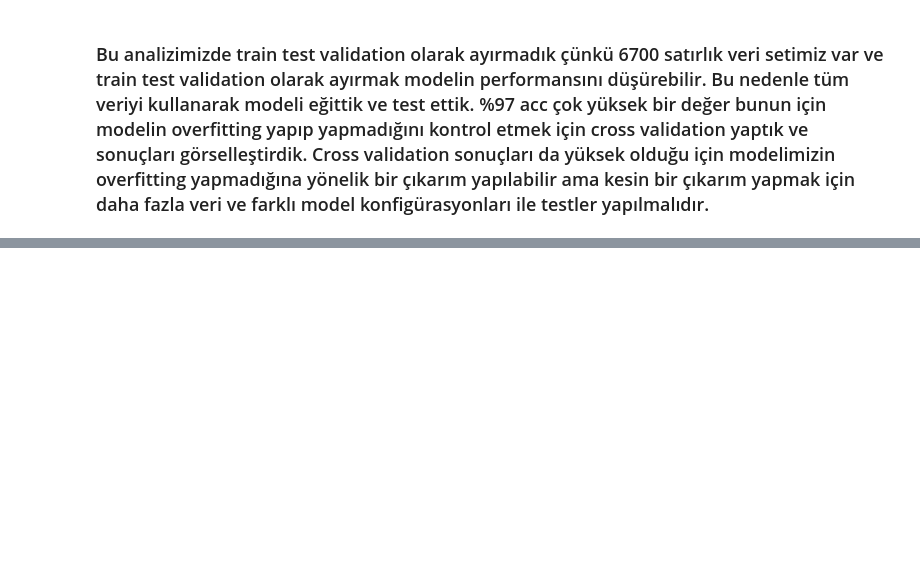
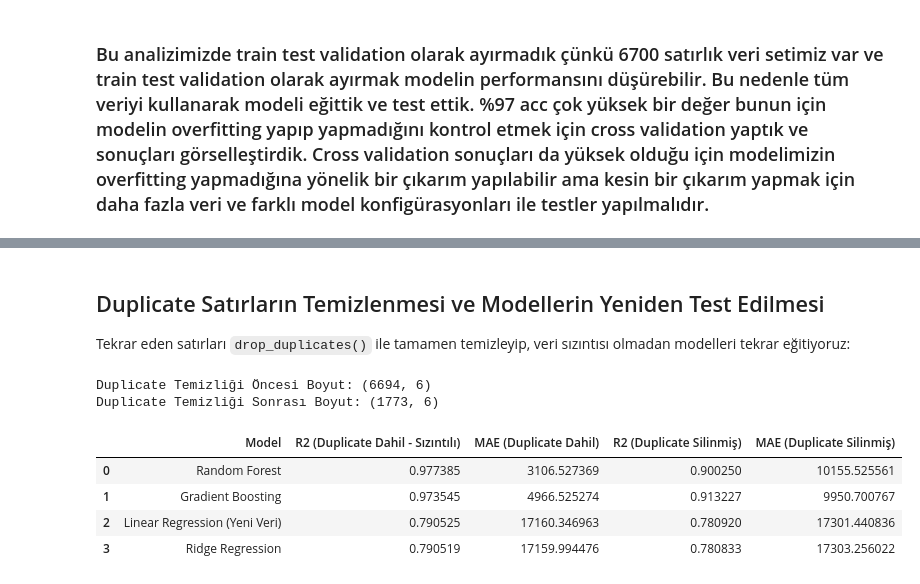
Before and after one commit to gkck38/03.11.2026-class, a Jupyter notebook: main.ipynb, the cells around one changed output, grey strips where cells are left out. Saved outputs shown, nothing was run; the diff lists cells and outputs as text; code cells hidden in the pictures; blank space fills up the shorter version.

```diff
--- a/main.ipynb
+++ b/main.ipynb
@@ -302,0 +369,69 @@ plt.show()
+# %% [markdown]
+## Duplicate Satırların Temizlenmesi ve Modellerin Yeniden Test Edilmesi
+Tekrar eden satırları `drop_duplicates()` ile tamamen temizleyip, veri sızıntısı olmadan modelleri tekrar eğitiyoruz:
+# %%
+df_clean = df.drop_duplicates().copy()
+print(f"Duplicate Temizliği Öncesi Boyut: {df.shape}")
+print(f"Duplicate Temizliği Sonrası Boyut: {df_clean.shape}")
+
+X_c = df_clean.drop(columns=["Salary"])
+y_c = df_clean["Salary"]
+
+X_train_c, X_test_c, y_train_c, y_test_c = train_test_split(X_c, y_c, test_size=0.2, random_state=42)
+
+job_salary_map_c = y_train_c.groupby(X_train_c["Job Title"]).mean()
+global_mean_c = y_train_c.mean()
+
+X_train_c["Job_Title_Encoded"] = X_train_c["Job Title"].map(job_salary_map_c).fillna(global_mean_c)
+X_test_c["Job_Title_Encoded"] = X_test_c["Job Title"].map(job_salary_map_c).fillna(global_mean_c)
+
+X_train_c.drop(columns=["Job Title"], inplace=True)
+X_test_c.drop(columns=["Job Title"], inplace=True)
+
+scaler_c = StandardScaler()
+X_train_c_scaled = scaler_c.fit_transform(X_train_c)
+X_test_c_scaled = scaler_c.transform(X_test_c)
+
+models_clean = {
+    "Linear Regression (Yeni Veri)": LinearRegression(),
+    "Ridge Regression": Ridge(alpha=1.0),
+    "Gradient Boosting": GradientBoostingRegressor(n_estimators=200, learning_rate=0.1, max_depth=5, random_state=42),
+    "Random Forest": RandomForestRegressor(n_estimators=200, max_depth=15, random_state=42)
+}
+
+results_clean = []
+
+for name, model in models_clean.items():
+    model.fit(X_train_c_scaled, y_train_c)
+    preds_c = model.predict(X_test_c_scaled)
+
+    mse_c = mean_squared_error(y_test_c, preds_c)
+    mae_c = mean_absolute_error(y_test_c, preds_c)
+    r2_c = r2_score(y_test_c, preds_c)
+
+    results_clean.append({
+        "Model": name,
+        "R2 (Duplicate Silinmiş)": r2_c,
+        "MAE (Duplicate Silinmiş)": mae_c,
+        "RMSE (Duplicate Silinmiş)": np.sqrt(mse_c)
+    })
+
+results_clean_df = pd.DataFrame(results_clean).sort_values(by="R2 (Duplicate Silinmiş)", ascending=False)
+
+comparison_df = results_df[["Model", "R2 (Accuracy)", "MAE"]].merge(
+    results_clean_df[["Model", "R2 (Duplicate Silinmiş)", "MAE (Duplicate Silinmiş)"]],
+    on="Model"
+).rename(columns={
+    "R2 (Accuracy)": "R2 (Duplicate Dahil - Sızıntılı)",
+    "MAE": "MAE (Duplicate Dahil)"
+})
+
+comparison_df
+# %% [output]
+Duplicate Temizliği Öncesi Boyut: (6694, 6)
+Duplicate Temizliği Sonrası Boyut: (1773, 6)
+|  | Model | R2 (Duplicate Dahil - Sızıntılı) | MAE (Duplicate Dahil) | R2 (Duplicate Silinmiş) | MAE (Duplicate Silinmiş) |
+| 0 | Random Forest | 0.977385 | 3106.527369 | 0.900250 | 10155.525561 |
+| 1 | Gradient Boosting | 0.973545 | 4966.525274 | 0.913227 | 9950.700767 |
+| 2 | Linear Regression (Yeni Veri) | 0.790525 | 17160.346963 | 0.780920 | 17301.440836 |
+| 3 | Ridge Regression | 0.790519 | 17159.994476 | 0.780833 | 17303.256022 |
```
Also changed, not shown: parts of 4 cells of this notebook.
